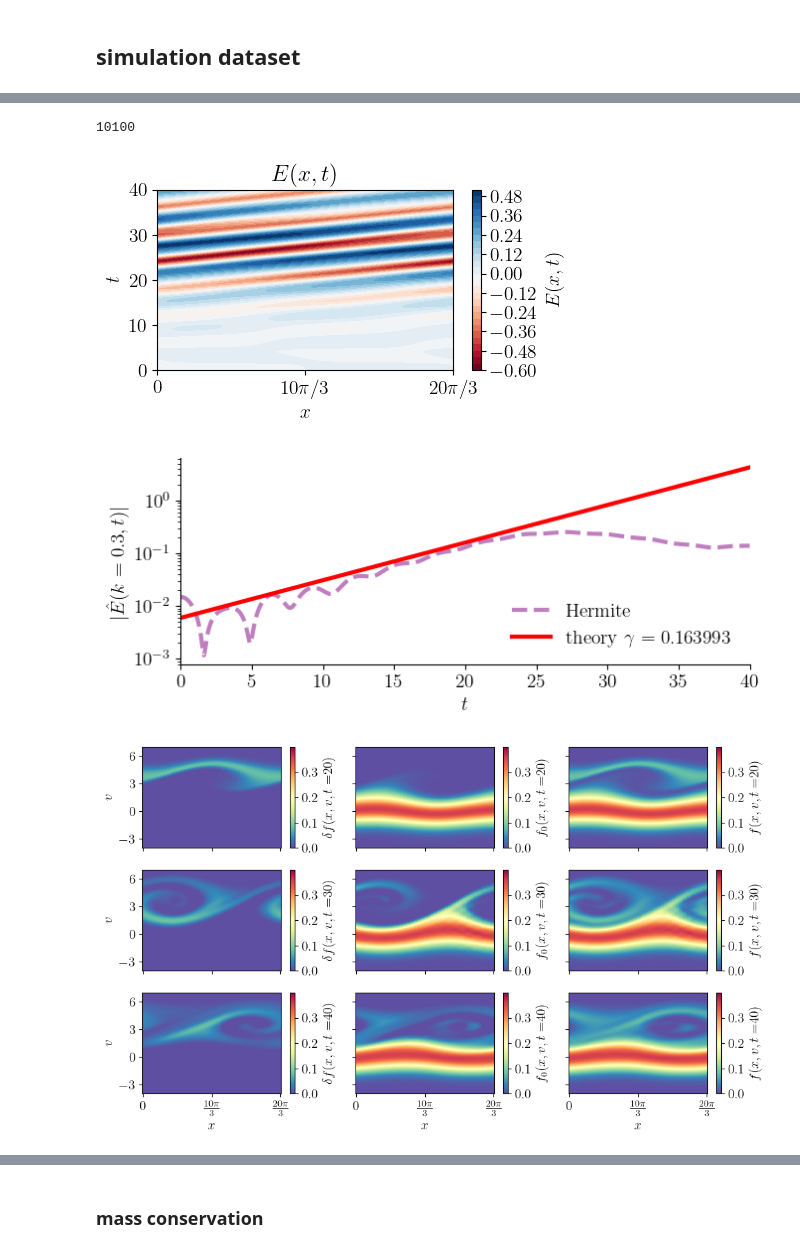
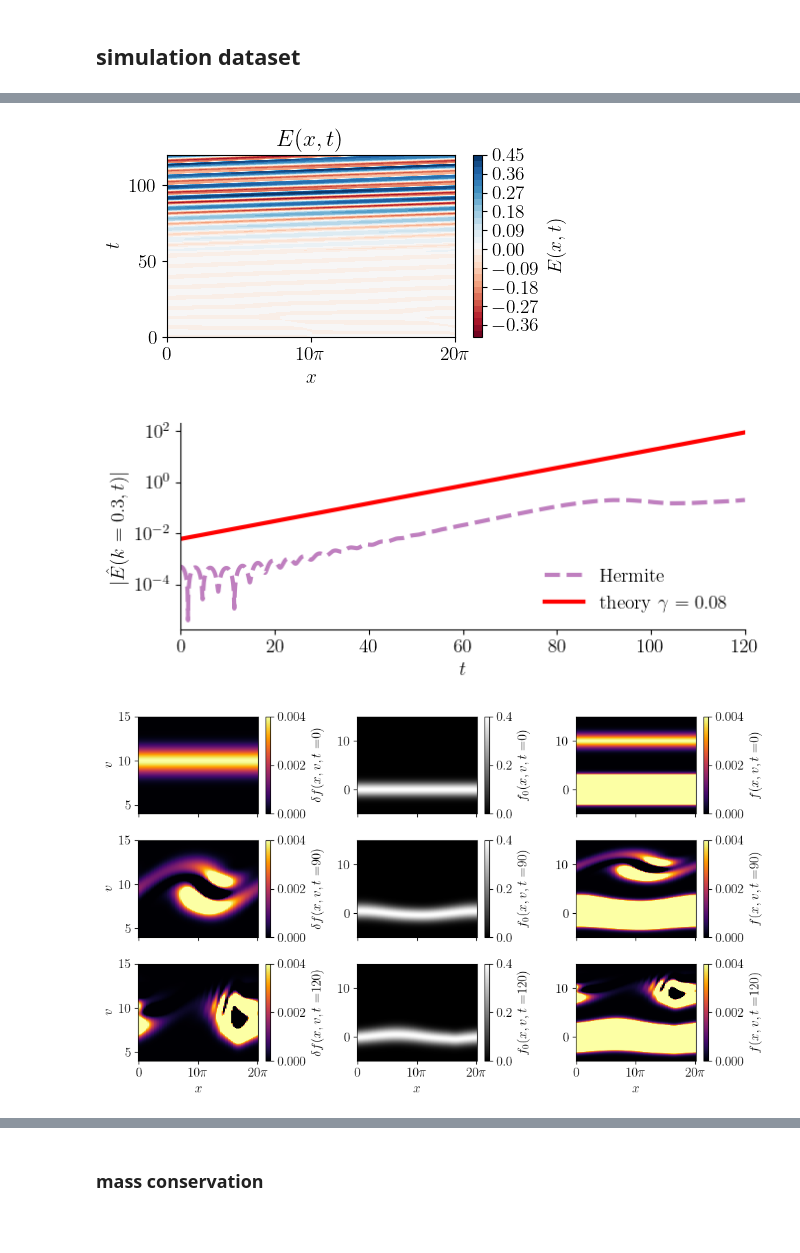
Before and after one commit to opaliss/mixed_methods, a Jupyter notebook: analysis/hermite/bump_on_tail_instability_hermite.ipynb, the cells around one changed output, grey strips where cells are left out. Saved outputs shown, nothing was run; the diff lists cells and outputs as text; code cells hidden in the pictures; blank space fills up the shorter version.

```diff
--- a/analysis/hermite/bump_on_tail_instability_hermite.ipynb
+++ b/analysis/hermite/bump_on_tail_instability_hermite.ipynb
@@ -59,10 +59,10 @@ x = np.linspace(0, setup.L, setup.Nx + 1)
 skip = 1
 
 # load the simulation results
-sol_midpoint_u = np.load("../../data/hermite/bump_on_tail_adaptive/sol_u_Nve1_" + str(setup.Nv_e1)
+sol_midpoint_u = np.load("../../data/aw_hermite/bump_on_tail_adaptive/sol_u_Nve1_" + str(setup.Nv_e1)
             + "_Nve2_" + str(setup.Nv_e2) + "_Nx_" + str(setup.Nx)
             + "_" + str(setup.T0) + "_" + str(setup.T) + ".npy")[:, ::skip]
-sol_midpoint_t = np.load("../../data/hermite/bump_on_tail_adaptive/sol_t_Nve1_" + str(setup.Nv_e1)
+sol_midpoint_t = np.load("../../data/aw_hermite/bump_on_tail_adaptive/sol_t_Nve1_" + str(setup.Nv_e1)
             + "_Nve2_" + str(setup.Nv_e2) + "_Nx_" + str(setup.Nx)
             + "_" + str(setup.T0) + "_" + str(setup.T) + ".npy")[::skip]
 
@@ -77,18 +77,23 @@ print(np.shape(sol_midpoint_t))
 # %%
 # load the alpha and u over time
-alpha_e1 = np.load("../../data/hermite/bump_on_tail_adaptive/alpha_e1_Nve1_" + str(setup.Nv_e1)
+alpha_e1 = np.load("../../data/aw_hermite/bump_on_tail_adaptive/alpha_e1_Nve1_" + str(setup.Nv_e1)
             + "_Nve2_" + str(setup.Nv_e2) + "_Nx_" + str(setup.Nx)
             + "_" + str(setup.T0) + "_" + str(setup.T) + ".npy")
 
-alpha_e2 = np.load("../../data/hermite/bump_on_tail_adaptive/alpha_e2_Nve1_" + str(setup.Nv_e1)
+alpha_e2 = np.load("../../data/aw_hermite/bump_on_tail_adaptive/alpha_e2_Nve1_" + str(setup.Nv_e1)
             + "_Nve2_" + str(setup.Nv_e2) + "_Nx_" + str(setup.Nx)
             + "_" + str(setup.T0) + "_" + str(setup.T) + ".npy")
 
-u_e1 = np.load("../../data/hermite/bump_on_tail_adaptive/u_e1_Nve1_" + str(setup.Nv_e1)
+u_e1 = np.load("../../data/aw_hermite/bump_on_tail_adaptive/u_e1_Nve1_" + str(setup.Nv_e1)
             + "_Nve2_" + str(setup.Nv_e2) + "_Nx_" + str(setup.Nx)
             + "_" + str(setup.T0) + "_" + str(setup.T) + ".npy")
 
-u_e2 = np.load("../../data/hermite/bump_on_tail_adaptive/u_e2_Nve1_" + str(setup.Nv_e1)
+u_e2 = np.load("../../data/aw_hermite/bump_on_tail_adaptive/u_e2_Nve1_" + str(setup.Nv_e1)
             + "_Nve2_" + str(setup.Nv_e2) + "_Nx_" + str(setup.Nx)
             + "_" + str(setup.T0) + "_" + str(setup.T) + ".npy")
+# %%
+alpha_e1 = np.repeat(alpha_e1, len(sol_midpoint_t))
+u_e1 = np.repeat(u_e1, len(sol_midpoint_t))
+alpha_e2 = np.repeat(alpha_e2, len(sol_midpoint_t))
+u_e2 = np.repeat(u_e2, len(sol_midpoint_t))
 # %%
@@ -131,10 +136,6 @@ plt.tight_layout()
 # %%
 # initialize the electric potential
 E_midpoint = np.zeros((setup.Nx + 1, len(sol_midpoint_t)))
-# %%
-setup.Nv_e2*setup.Nx
-# %% [output]
-10100
 # %%
 # initialize the states for implicit midpoint (symplectic)
 state_e1_midpoint = np.zeros((setup.Nv_e1, setup.Nx + 1, len(sol_midpoint_t)))
@@ -156,7 +157,7 @@ for ii in np.arange(0, len(sol_midpoint_t), 1):
     state_i_midpoint[0, -1, ii] = state_i_midpoint[0, 0, ii]
 
     # solve Poisson's equation to obtain an electric field
-    rho = charge_density_two_stream_hermite(alpha_e1=alpha_e1[ii],
+    rho = charge_density_two_stream_aw_hermite(alpha_e1=alpha_e1[ii],
                                             alpha_e2=alpha_e2[ii],
                                             alpha_i=setup.alpha_i[-1],
                                         q_e1=setup.q_e1, q_e2=setup.q_e2, q_i=setup.q_i,
@@ -174,9 +175,9 @@ cbar = fig.colorbar(pos)
 cbar.ax.set_ylabel("$E(x, t)$", rotation=90)
 ax.set_title("$E(x, t)$")
 ax.set_xlabel("$x$")
-_ = ax.set_xticks([0, 10*np.pi/3, 20*np.pi/3])
-_ = ax.set_xticklabels([r"0", r"$10\pi/3$", r"$20\pi/3$"])
+_ = ax.set_xticks([0, 10*np.pi, 20*np.pi])
+_ = ax.set_xticklabels([r"0", r"$10\pi$", r"$20\pi$"])
 _ = ax.set_ylabel("$t$")
 plt.tight_layout()
 # %% [output]
-[figure, old version]
+[figure, new version]
@@ -184,7 +188,7 @@ plt.tight_layout()
 # plot the electric field damping rate
 fig, ax = plt.subplots(figsize=(7, 3))
 ax.plot(sol_midpoint_t, np.abs(scipy.fft.fft(E_midpoint, axis=0, norm="forward"))[1, :], "--", c="purple", alpha=0.5, linewidth=3, label="Hermite")
-ax.plot(sol_midpoint_t, 0.006*np.exp(0.163993367317754*sol_midpoint_t), linewidth=3, color="red", label=r"theory $\gamma = 0.163993$")
+ax.plot(sol_midpoint_t, 0.006*np.exp(0.08*sol_midpoint_t), linewidth=3, color="red", label=r"theory $\gamma = 0.08$")
 
 ax.set_yscale("log")
 ax.spines['right'].set_visible(False)
@@ -197,50 +201,50 @@ legend.get_frame().set_alpha(0)
 plt.tight_layout()
 plt.savefig("../../figures/hermite/bump_on_tail/bump_on_tail_growth_rate_hermite.png", dpi=600)
 # %% [output]
-[figure, old version]
+[figure, new version]
 # %%
 # plot the phase space evolution as a function of time
-fig, ax = plt.subplots(nrows=3, ncols=3, figsize=(10, 6), sharex=True, sharey=True)
+fig, ax = plt.subplots(nrows=3, ncols=3, figsize=(10, 6), sharex=True)
 
 levels = np.linspace(-0.05, 0.4, 50)
 
-for tt, ii in enumerate([len(sol_midpoint_t)//2, int(3*len(sol_midpoint_t)//4), -1]):
+for tt, ii in enumerate([0, int(3*len(sol_midpoint_t)//4), -1]):
     ii = int(ii)
     distribution1 = np.zeros((len(x), len(v)))
     distribution2 = np.zeros((len(x), len(v)))
     for jj in range(setup.Nv_e1):
-        distribution1 += np.outer(state_e1_midpoint[jj, :, ii], psi_hermite(v=v, u_s=u_e1[ii], alpha_s=alpha_e1[ii], n=jj))
+        distribution1 += np.outer(state_e1_midpoint[jj, :, ii], aw_psi_hermite(v=v, u_s=u_e1[ii], alpha_s=alpha_e1[ii], n=jj))
     for jj in range(setup.Nv_e2):
-        distribution2 += np.outer(state_e2_midpoint[jj, :, ii], psi_hermite(v=v, u_s=u_e2[ii], alpha_s=alpha_e2[ii], n=jj))
-    pos2 = ax[tt, 0].pcolormesh(x, v, distribution2.T, cmap="Spectral_r", vmin=0, vmax=0.4)
-    pos1 = ax[tt, 1].pcolormesh(x, v, distribution1.T, cmap="Spectral_r", vmin=0, vmax=0.4)
-    pos3 = ax[tt, 2].pcolormesh(x, v, distribution1.T + distribution2.T, cmap="Spectral_r", vmin=0, vmax=0.4)
-    ax[tt, 0].set_yticks([-3, 0, 3, 6])
-    ax[tt, 0].set_ylim(-4, 7)
+        distribution2 += np.outer(state_e2_midpoint[jj, :, ii], aw_psi_hermite(v=v, u_s=u_e2[ii], alpha_s=alpha_e2[ii], n=jj))
+    pos2 = ax[tt, 0].pcolormesh(x, v, distribution2.T, cmap="inferno", vmin=0, vmax=0.004)
+    pos1 = ax[tt, 1].pcolormesh(x, v, distribution1.T, cmap="gray", vmin=0, vmax=0.4)
+    pos3 = ax[tt, 2].pcolormesh(x, v, distribution1.T + distribution2.T, cmap="inferno", vmin=0, vmax=0.004)
+    #ax[tt, 0].set_yticks([-3, 0, 3, 6])
+    ax[tt, 0].set_ylim(4, 15)
     ax[tt, 0].set_ylabel("$v$")
     cbar = fig.colorbar(pos1)
     cbar.ax.set_ylabel('$f_{0}(x, v, t=$' + str(int(sol_midpoint_t[ii])) + ")", rotation=90)
-    cbar.ax.set_yticks([0, 0.1, 0.2, 0.3])
+    #cbar.ax.set_yticks([0, 0.1, 0.2, 0.3])
 
     cbar = fig.colorbar(pos2)
     cbar.ax.set_ylabel('$\delta f(x, v, t=$' + str(int(sol_midpoint_t[ii])) + ")", rotation=90)
-    cbar.ax.set_yticks([0, 0.1, 0.2, 0.3])
+    #cbar.ax.set_yticks([0, 0.1, 0.2, 0.3])
 
     cbar = fig.colorbar(pos3)
     cbar.ax.set_ylabel('$f(x, v, t=$' + str(int(sol_midpoint_t[ii])) + ")", rotation=90)
-    cbar.ax.set_yticks([0, 0.1, 0.2, 0.3])
+    #cbar.ax.set_yticks([0, 0.1, 0.2, 0.3])
 
 
 ax[tt, 0].set_xlabel("$x$")
-ax[tt, 0].set_xticks([0, 10*np.pi/3, 20*np.pi/3])
-ax[tt, 0].set_xticklabels([r"0", r"$\frac{10\pi}{3}$", r"$\frac{20\pi}{3}$"])
+ax[tt, 0].set_xticks([0, 10*np.pi, 20*np.pi])
+ax[tt, 0].set_xticklabels([r"0", r"$10\pi$", r"$20\pi$"])
 ax[tt, 2].set_xlabel("$x$")
 
 ax[tt, 1].set_xlabel("$x$")
-ax[tt, 1].set_xticks([0, 10*np.pi/3, 20*np.pi/3])
-ax[tt, 1].set_xticklabels([r"0", r"$\frac{10\pi}{3}$", r"$\frac{20\pi}{3}$"])
+ax[tt, 1].set_xticks([0, 10*np.pi, 20*np.pi])
+ax[tt, 1].set_xticklabels([r"0", r"$10\pi$", r"$20\pi$"])
 
 plt.tight_layout()
 plt.savefig("../../figures/hermite/bump_on_tail/bump_on_tail_evolution_hermite_adapt.png", dpi=600)
 # %% [output]
-[figure, old version]
+[figure, new version]
```
Also changed, not shown: parts of 18 cells of this notebook, 4 other files.
